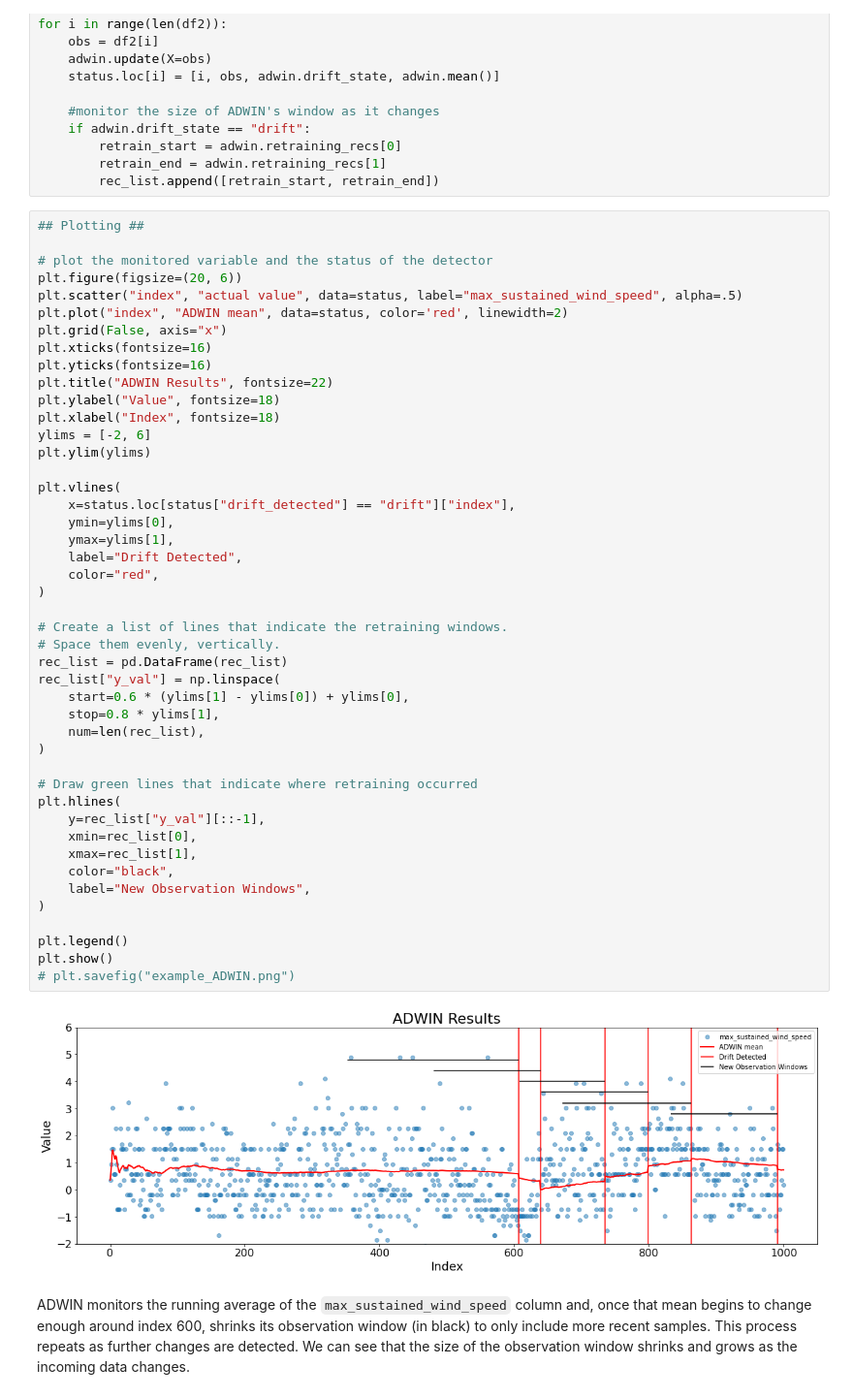
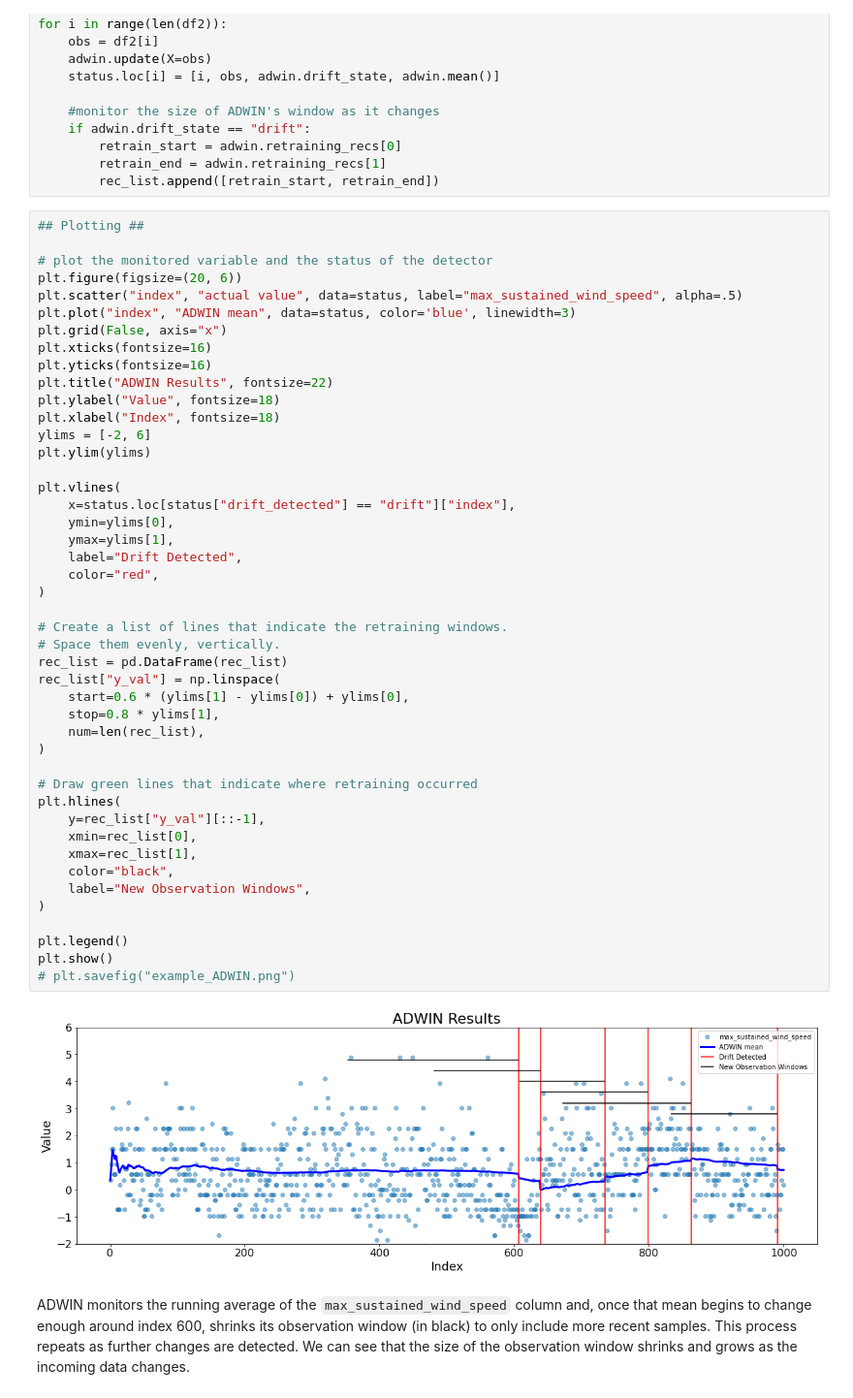
Before and after one commit to mitre/menelaus, a Jupyter notebook: docs/source/examples/change_detection/change_detection_examples.ipynb, the cells around one changed output. Shown at 97% size. Saved outputs shown, nothing was run; the diff lists cells and outputs as text.

```diff
--- a/docs/source/examples/change_detection/change_detection_examples.ipynb
+++ b/docs/source/examples/change_detection/change_detection_examples.ipynb
@@ -182,7 +183,7 @@ for i in range(len(df2)):
 # plot the monitored variable and the status of the detector
 plt.figure(figsize=(20, 6))
 plt.scatter("index", "actual value", data=status, label="max_sustained_wind_speed", alpha=.5)
-plt.plot("index", "ADWIN mean", data=status, color='red', linewidth=2)
+plt.plot("index", "ADWIN mean", data=status, color='blue', linewidth=3)
 plt.grid(False, axis="x")
 plt.xticks(fontsize=16)
 plt.yticks(fontsize=16)
@@ -195,33 +196,33 @@ plt.ylim(ylims)
 plt.vlines(
     x=status.loc[status["drift_detected"] == "drift"]["index"],
     ymin=ylims[0],
     ymax=ylims[1],
     label="Drift Detected",
     color="red",
 )
 
 # Create a list of lines that indicate the retraining windows.
 # Space them evenly, vertically.
 rec_list = pd.DataFrame(rec_list)
 rec_list["y_val"] = np.linspace(
     start=0.6 * (ylims[1] - ylims[0]) + ylims[0],
     stop=0.8 * ylims[1],
     num=len(rec_list),
 )
 
 # Draw green lines that indicate where retraining occurred
 plt.hlines(
     y=rec_list["y_val"][::-1],
     xmin=rec_list[0],
     xmax=rec_list[1],
     color="black",
     label="New Observation Windows",
 )
 
 plt.legend()
 plt.show()
 # plt.savefig("example_ADWIN.png")
 # %% [output]
-[figure, old version]
+[figure, new version]
 # %% [markdown]
 ADWIN monitors the running average of the `max_sustained_wind_speed` column and, once that mean begins to change enough around index 600, shrinks its observation window (in black) to only include more recent samples. This process repeats as further changes are detected. We can see that the size of the observation window shrinks and grows as the incoming data changes.
```
Also changed, not shown: parts of 2 cells of this notebook, 3 other files.
